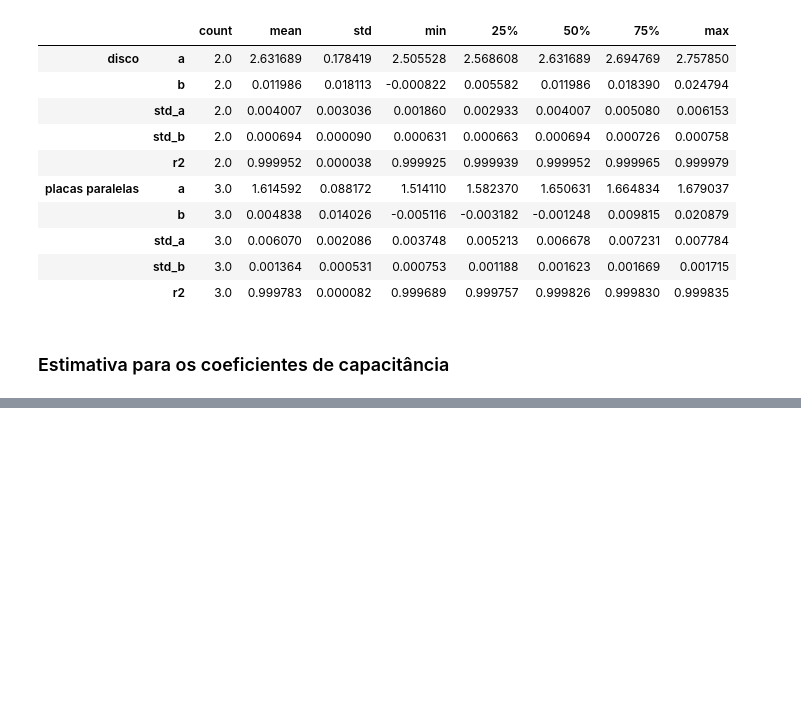
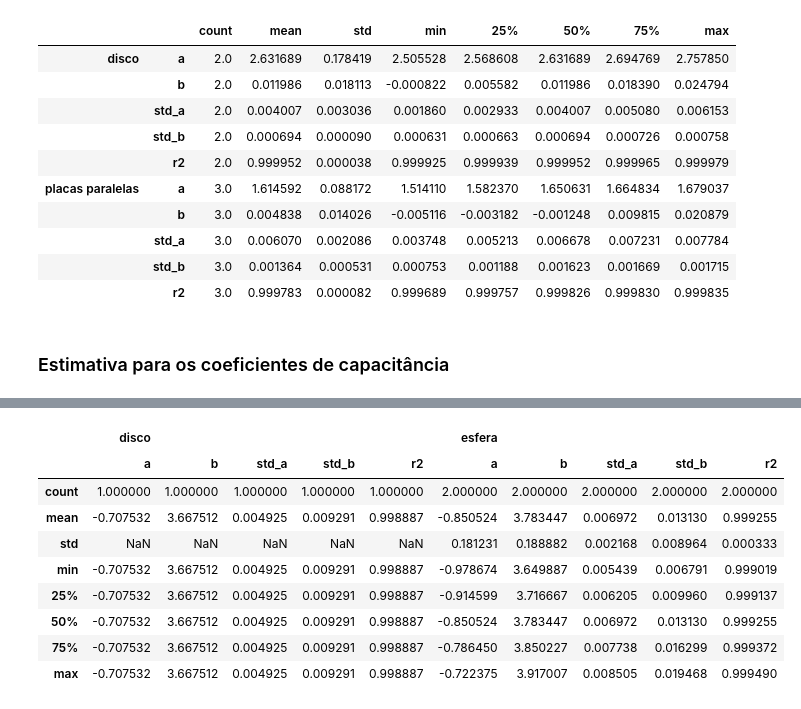
Before and after one commit to JairoSSantos/experimentos, a Jupyter notebook: campo elétrico/análise.ipynb, the cells around one changed output, grey strips where cells are left out. Saved outputs shown, nothing was run; the diff lists cells and outputs as text; code cells hidden in the pictures; blank space fills up the shorter version.

```diff
--- a/campo elétrico/análise.ipynb
+++ b/campo elétrico/análise.ipynb
@@ -183,0 +253,7 @@ $\displaystyle placas\,paralelas: 1.615 \pm 0.088$
+# %%
+resultados = pd.DataFrame({
+    (outerkey, innerkey): np.concatenate((values, [np.nan]*(2 - len(values))))
+    for outerkey, arr in resultados_dict.items()
+    for innerkey, values in zip(resultados_params, np.transpose(arr))
+})
+resultados.T
@@ -183,0 +272,13 @@ $\displaystyle placas\,paralelas: 1.615 \pm 0.088$
+# %%
+resultados.describe()
+# %% [output]
+|  | disco |  |  |  |  | esfera |  |  |  |  |
+|  | a | b | std_a | std_b | r2 | a | b | std_a | std_b | r2 |
+| count | 1.000000 | 1.000000 | 1.000000 | 1.000000 | 1.000000 | 2.000000 | 2.000000 | 2.000000 | 2.000000 | 2.000000 |
+| mean | -0.707532 | 3.667512 | 0.004925 | 0.009291 | 0.998887 | -0.850524 | 3.783447 | 0.006972 | 0.013130 | 0.999255 |
+| std | NaN | NaN | NaN | NaN | NaN | 0.181231 | 0.188882 | 0.002168 | 0.008964 | 0.000333 |
+| min | -0.707532 | 3.667512 | 0.004925 | 0.009291 | 0.998887 | -0.978674 | 3.649887 | 0.005439 | 0.006791 | 0.999019 |
+| 25% | -0.707532 | 3.667512 | 0.004925 | 0.009291 | 0.998887 | -0.914599 | 3.716667 | 0.006205 | 0.009960 | 0.999137 |
+| 50% | -0.707532 | 3.667512 | 0.004925 | 0.009291 | 0.998887 | -0.850524 | 3.783447 | 0.006972 | 0.013130 | 0.999255 |
+| 75% | -0.707532 | 3.667512 | 0.004925 | 0.009291 | 0.998887 | -0.786450 | 3.850227 | 0.007738 | 0.016299 | 0.999372 |
+| max | -0.707532 | 3.667512 | 0.004925 | 0.009291 | 0.998887 | -0.722375 | 3.917007 | 0.008505 | 0.019468 | 0.999490 |
```
Also changed, not shown: parts of 16 cells of this notebook.
